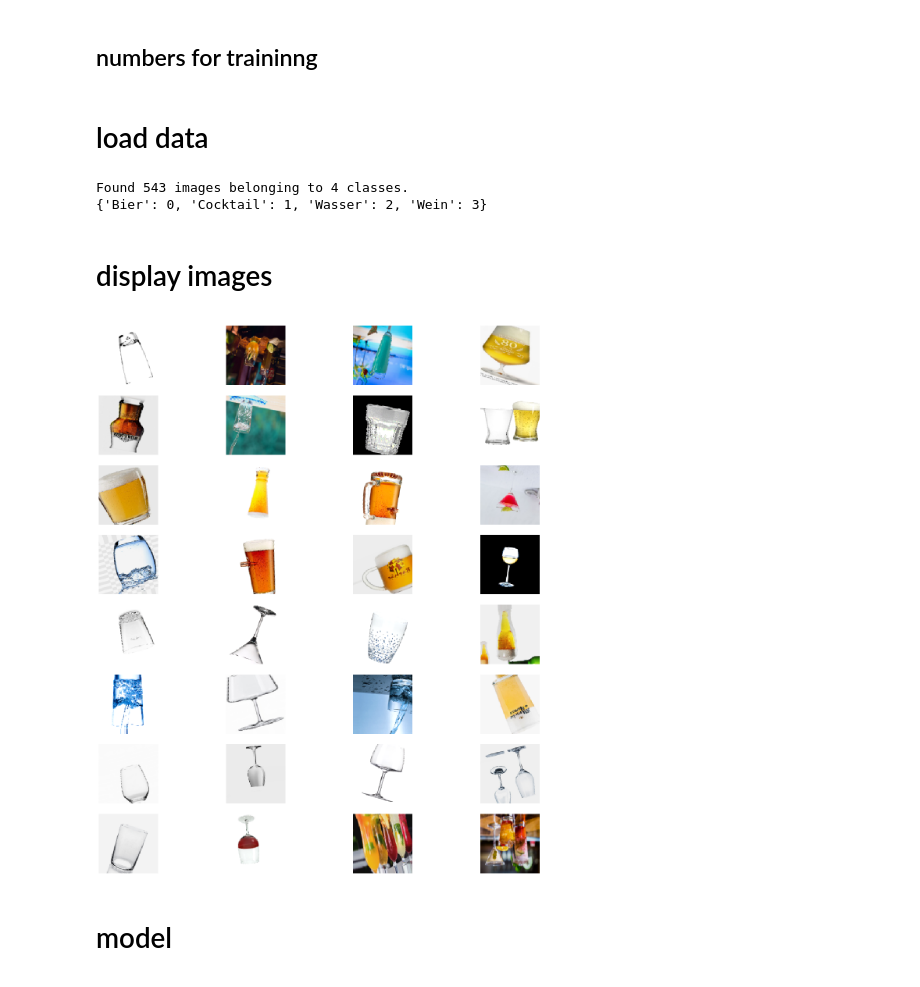
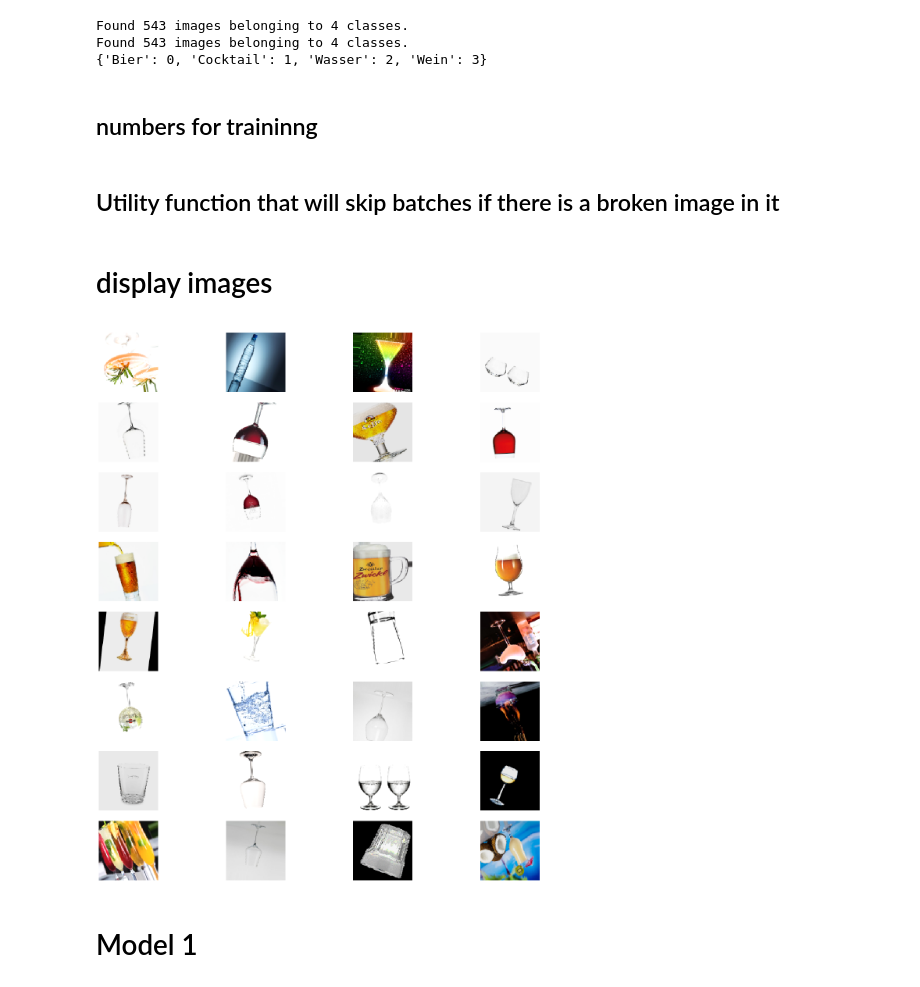
Before and after one commit to LeebHelmut/drink-detection, a Jupyter notebook: notebook.ipynb, the cells around one changed output. Saved outputs shown, nothing was run; the diff lists cells and outputs as text; code cells hidden in the pictures.

Commit message:
2 models

```diff
--- a/notebook.ipynb
+++ b/notebook.ipynb
@@ -8,3 +10,36 @@ from pathlib import Path
+# %%
+train_image_generator = tf.keras.preprocessing.image.ImageDataGenerator(
+    rescale=1./255,
+    rotation_range=25,
+    width_shift_range=0.1,
+    height_shift_range=0.1,
+    brightness_range=(0.9, 1.1),
+    horizontal_flip=True,
+    vertical_flip=True
+)
+
+batch_size_1=32
+batch_size_2=16
+
+train_dir = "./images/cleaned"
+IMG_HEIGHT, IMG_WIDTH = 128, 128
+
+train_data_gen_1 = train_image_generator.flow_from_directory(batch_size=batch_size_1,
+                                                           directory=train_dir,
+                                                           shuffle=True,
+                                                           target_size=(IMG_HEIGHT, IMG_WIDTH))
+train_data_gen_2 = train_image_generator.flow_from_directory(batch_size=batch_size_2,
+                                                           directory=train_dir,
+                                                           shuffle=True,
+                                                           target_size=(IMG_HEIGHT, IMG_WIDTH))
+
+
+
+print(train_data_gen_1.class_indices)
+# %% [output]
+Found 543 images belonging to 4 classes.
+Found 543 images belonging to 4 classes.
+{'Bier': 0, 'Cocktail': 1, 'Wasser': 2, 'Wein': 3}
 # %% [markdown]
 ## numbers for traininng
 # %%
@@ -16,27 +51,2 @@ steps_per_epoch =  nr_samples / batch_size
-# %% [markdown]
-# load data
-# %%
-train_image_generator = tf.keras.preprocessing.image.ImageDataGenerator(
-    rescale=1./255,
-    rotation_range=25,
-    width_shift_range=0.1,
-    height_shift_range=0.1,
-    brightness_range=(0.9, 1.1),
-    horizontal_flip=True,
-    vertical_flip=True
-)
-
-train_dir = "./images/cleaned"
-IMG_HEIGHT, IMG_WIDTH = 128, 128
-
-train_data_gen = train_image_generator.flow_from_directory(batch_size=batch_size,
-                                                           directory=train_dir,
-                                                           shuffle=True,
-                                                           target_size=(IMG_HEIGHT, IMG_WIDTH))
-
-
-
-print(train_data_gen.class_indices)
-# %% [output]
-Found 543 images belonging to 4 classes.
-{'Bier': 0, 'Cocktail': 1, 'Wasser': 2, 'Wein': 3}
+# %% [markdown]
+## Utility function that will skip batches if there is a broken image in it
@@ -43,17 +63,17 @@ Found 543 images belonging to 4 classes.
 # %% [markdown]
 # display images
 # %%
-sample_training_images, labels = next(train_data_gen)
-class_label = {v:k for k,v in train_data_gen.class_indices.items()}
+sample_training_images, labels = next(train_data_gen_1)
+class_label = {v:k for k,v in train_data_gen_1.class_indices.items()}
 fig, axes = plt.subplots(8, 4, figsize=(20,20))
 axes = axes.flatten()
 for img, label, ax in zip(sample_training_images, labels, axes):
     ax.set_title(class_label[np.argmax(label)])
     ax.imshow(img)
     ax.axis('off')
 plt.tight_layout()
 # %% [output]
-[figure, old version]
+[figure, new version]
-# %% [markdown]
-# model
+# %% [markdown]
+# Model 1
 # %%
```
Also changed, not shown: parts of 15 cells of this notebook.
